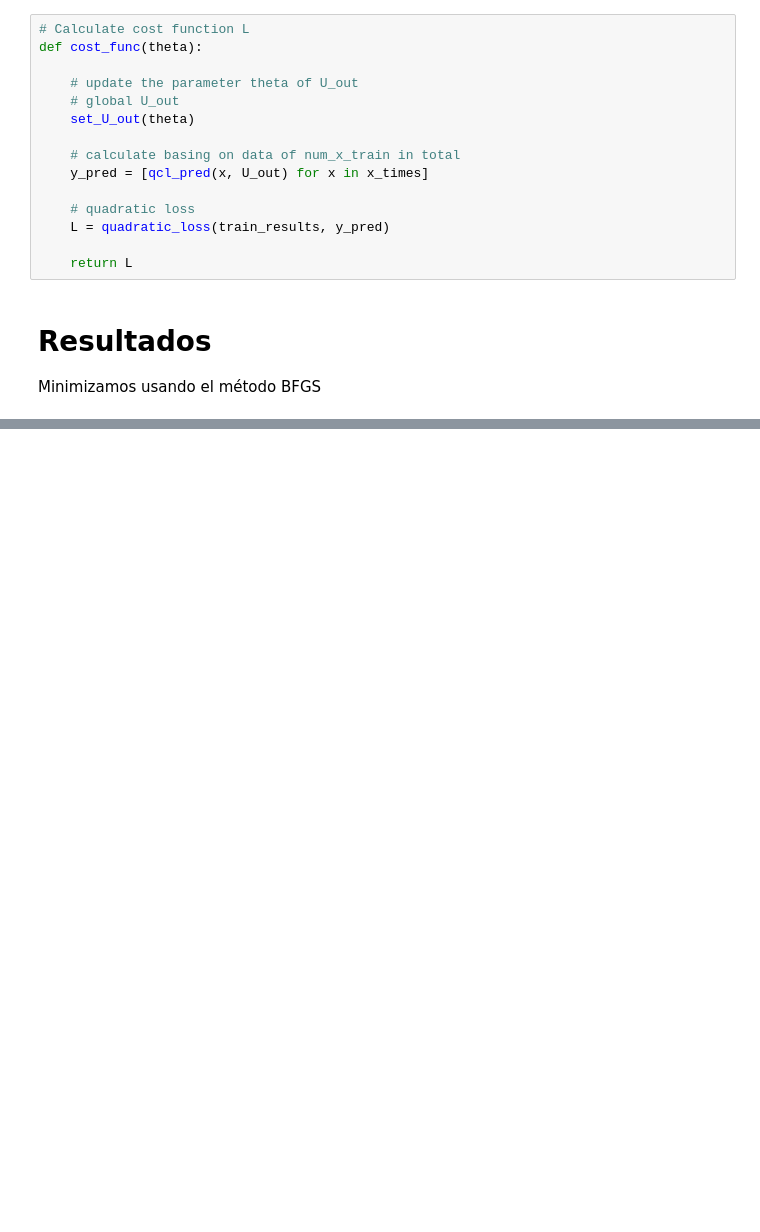
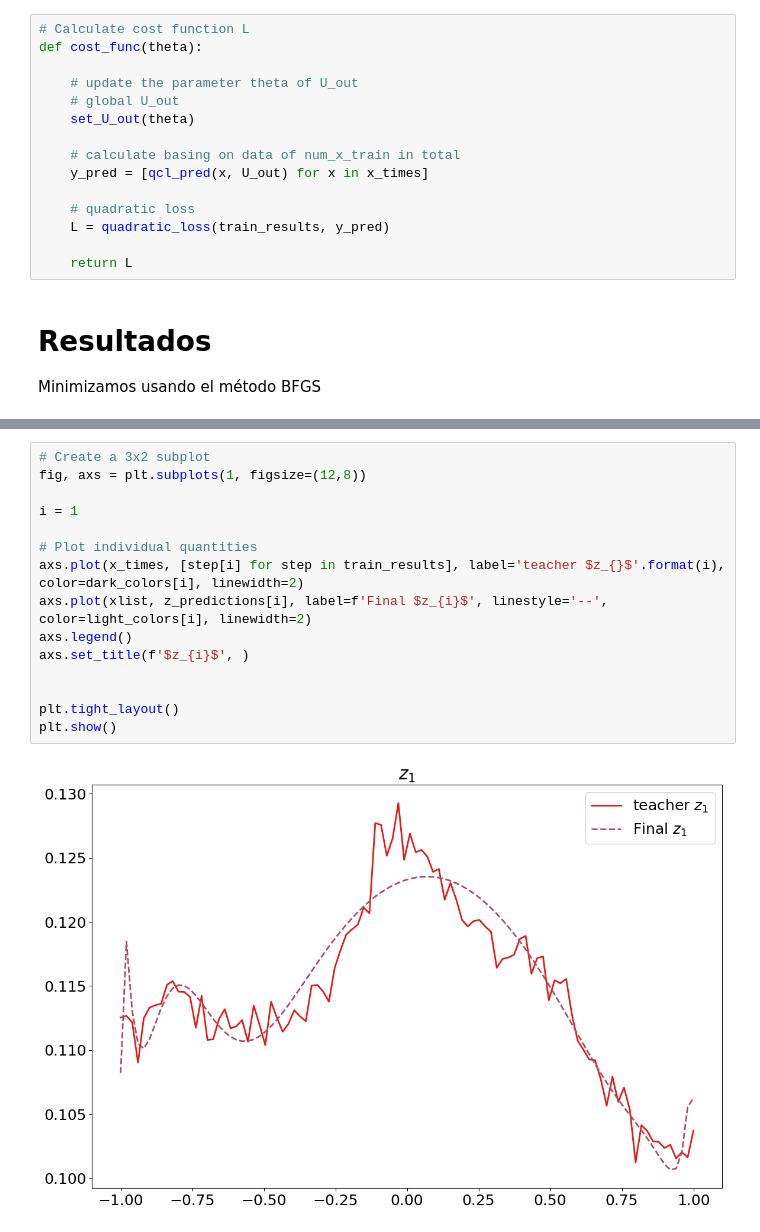
Before and after one commit to sofips/qcl, a Jupyter notebook: qcl_dynamics_es.ipynb, the cells around one changed output, grey strips where cells are left out. Drawn from its saved outputs; the diff is of its cells as text; blank space fills up the shorter version.

```diff
--- a/qcl_dynamics_es.ipynb
+++ b/qcl_dynamics_es.ipynb
@@ -426,0 +472,17 @@ print(result.x)
+# %%
+# Create a 3x2 subplot
+fig, axs = plt.subplots(1, figsize=(12,8))
+
+i = 1
+
+# Plot individual quantities
+axs.plot(x_times, [step[i] for step in train_results], label='teacher $z_{}$'.format(i), color=dark_colors[i], linewidth=2)
+axs.plot(xlist, z_predictions[i], label=f'Final $z_{i}$', linestyle='--', color=light_colors[i], linewidth=2)
+axs.legend()
+axs.set_title(f'$z_{i}$', )
+
+
+plt.tight_layout()
+plt.show()
+# %% [output]
+[figure, added]
```
Also changed, not shown: parts of 16 cells of this notebook, 3 other files.
